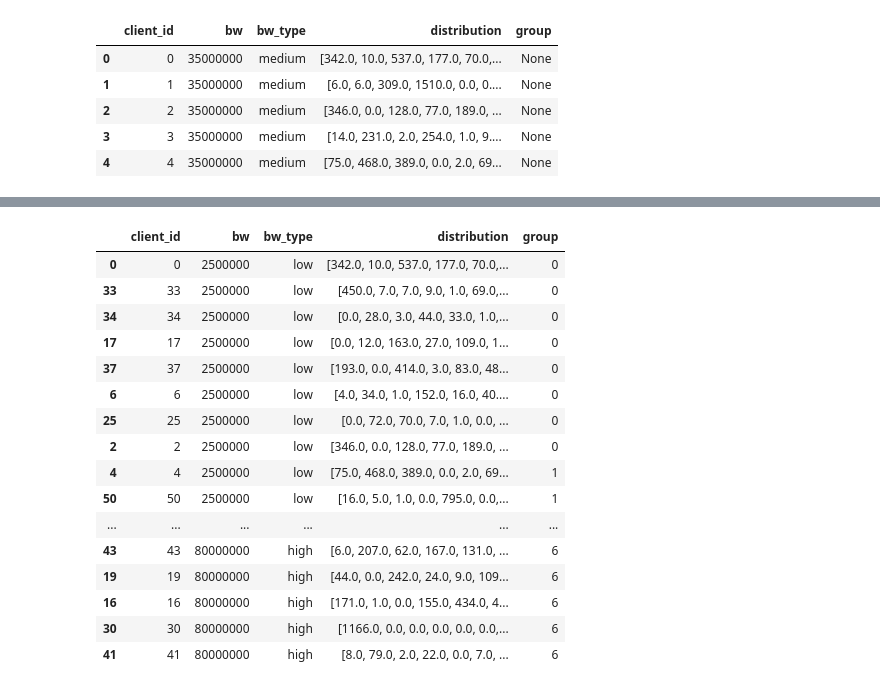
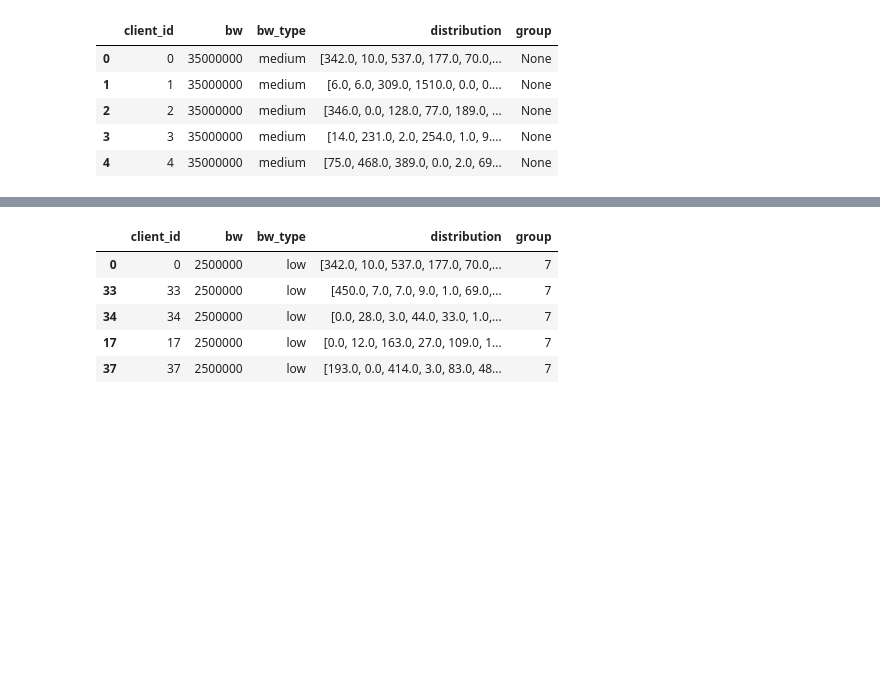
Before and after one commit to GoktugOcal/natadapt-x-flower, a Jupyter notebook: notebooks/grouping.ipynb, the cells around one changed output, grey strips where cells are left out. Cells and saved outputs as stored; diff of their text form; code cells hidden in the pictures; blank space fills up the shorter version.

```diff
--- a/notebooks/grouping.ipynb
+++ b/notebooks/grouping.ipynb
@@ -19,6 +19,16 @@ NO_CLIENTS = 56
 NO_GROUPS = 7
 NO_CLASSES = 10
 ALPHA = "03"
+
+replace_dict = {
+    0: 7,
+    1: 6,
+    2: 5,
+    3: 4,
+    4: 3,
+    5: 2,
+    6: 1,
+}
 # %%
 path = f"../data/32_Cifar10_NIID_{NO_CLIENTS}c_a{ALPHA}/config.json"
 conf = json.loads(open(path, "r").read())
@@ -107,24 +172,13 @@ vis_bw_counts(maindf)
 # %%
 #maindf.to_csv("../data/32_Cifar10_NIID_56c_a03/bws_groups.csv")
-maindf
+maindf.head()
 # %% [output]
 |  | client_id | bw | bw_type | distribution | group |
-| 0 | 0 | 2500000 | low | [342.0, 10.0, 537.0, 177.0, 70.0,... | 0 |
-| 33 | 33 | 2500000 | low | [450.0, 7.0, 7.0, 9.0, 1.0, 69.0,... | 0 |
-| 34 | 34 | 2500000 | low | [0.0, 28.0, 3.0, 44.0, 33.0, 1.0,... | 0 |
-| 17 | 17 | 2500000 | low | [0.0, 12.0, 163.0, 27.0, 109.0, 1... | 0 |
-| 37 | 37 | 2500000 | low | [193.0, 0.0, 414.0, 3.0, 83.0, 48... | 0 |
-| 6 | 6 | 2500000 | low | [4.0, 34.0, 1.0, 152.0, 16.0, 40.... | 0 |
-| 25 | 25 | 2500000 | low | [0.0, 72.0, 70.0, 7.0, 1.0, 0.0, ... | 0 |
-| 2 | 2 | 2500000 | low | [346.0, 0.0, 128.0, 77.0, 189.0, ... | 0 |
-| 4 | 4 | 2500000 | low | [75.0, 468.0, 389.0, 0.0, 2.0, 69... | 1 |
-| 50 | 50 | 2500000 | low | [16.0, 5.0, 1.0, 0.0, 795.0, 0.0,... | 1 |
-| ... | ... | ... | ... | ... | ... |
-| 43 | 43 | 80000000 | high | [6.0, 207.0, 62.0, 167.0, 131.0, ... | 6 |
-| 19 | 19 | 80000000 | high | [44.0, 0.0, 242.0, 24.0, 9.0, 109... | 6 |
-| 16 | 16 | 80000000 | high | [171.0, 1.0, 0.0, 155.0, 434.0, 4... | 6 |
-| 30 | 30 | 80000000 | high | [1166.0, 0.0, 0.0, 0.0, 0.0, 0.0,... | 6 |
-| 41 | 41 | 80000000 | high | [8.0, 79.0, 2.0, 22.0, 0.0, 7.0, ... | 6 |
+| 0 | 0 | 2500000 | low | [342.0, 10.0, 537.0, 177.0, 70.0,... | 7 |
+| 33 | 33 | 2500000 | low | [450.0, 7.0, 7.0, 9.0, 1.0, 69.0,... | 7 |
+| 34 | 34 | 2500000 | low | [0.0, 28.0, 3.0, 44.0, 33.0, 1.0,... | 7 |
+| 17 | 17 | 2500000 | low | [0.0, 12.0, 163.0, 27.0, 109.0, 1... | 7 |
+| 37 | 37 | 2500000 | low | [193.0, 0.0, 414.0, 3.0, 83.0, 48... | 7 |
 # %%
 def vis_group_dist(df):
 
```
Also changed, not shown: parts of 10 cells of this notebook.
